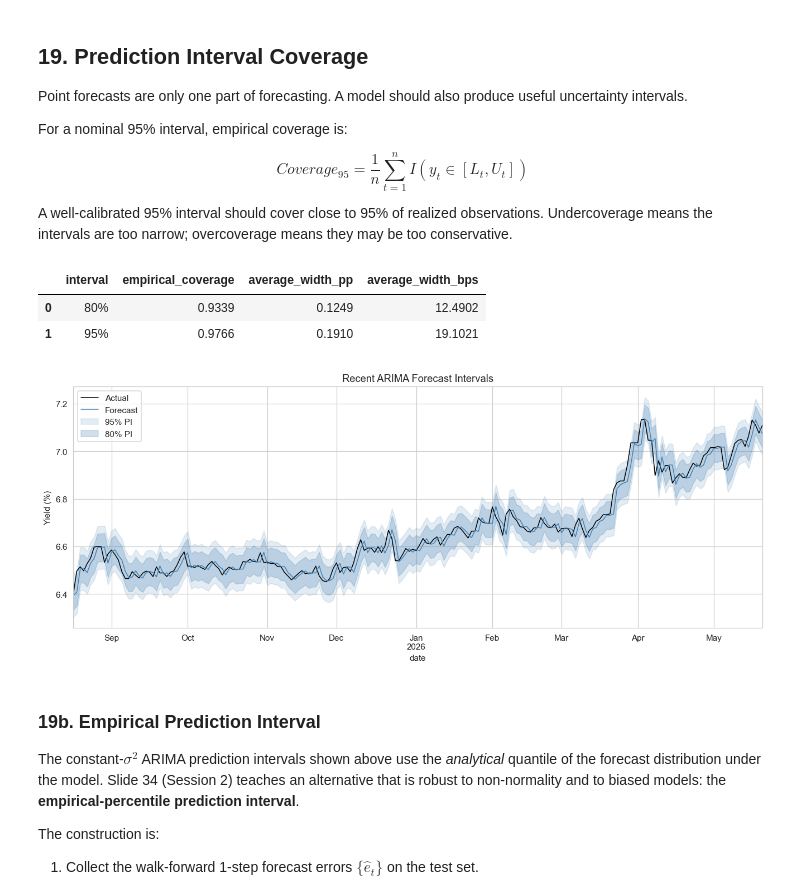
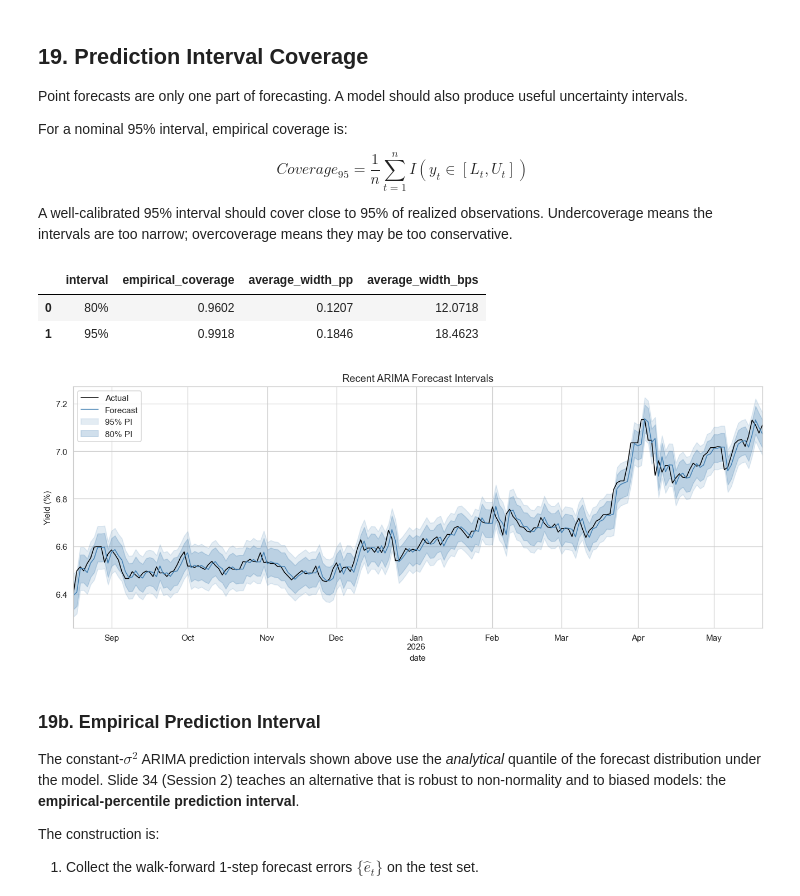
Before and after one commit to vybhav72954/india-gsec-yield, a Jupyter notebook: Univariate_India_10Y_Yield_v3.ipynb, the cells around one changed output. Saved outputs shown, nothing was run; the diff lists cells and outputs as text; code cells hidden in the pictures.

```diff
--- a/Univariate_India_10Y_Yield_v3.ipynb
+++ b/Univariate_India_10Y_Yield_v3.ipynb
@@ -3170,40 +3168,40 @@ def rolling_arima_forecast_intervals(series: pd.Series, n_train: int, order: tup
     return pd.DataFrame(rows).set_index('date')
 
 
-interval_results = rolling_arima_forecast_intervals(y['yield'], n_train, best_order, alpha_levels=(0.20, 0.05), refit_every=20)
+interval_results = rolling_arima_forecast_intervals(y['yield'], n_train_val, best_order, alpha_levels=(0.20, 0.05), refit_every=20)
 coverage_rows = []
 for level in [80, 95]:
     lower = interval_results[f'lower_{level}']
     upper = interval_results[f'upper_{level}']
     actual_int = interval_results['actual']
     coverage = ((actual_int >= lower) & (actual_int <= upper)).mean()
     avg_width = (upper - lower).mean()
     coverage_rows.append({
         'interval': f'{level}%',
         'empirical_coverage': coverage,
         'average_width_pp': avg_width,
         'average_width_bps': avg_width * 100,
     })
 
 interval_coverage = pd.DataFrame(coverage_rows)
 display(interval_coverage.round(4))
 
 fig, ax = plt.subplots(figsize=(12, 5))
 plot_slice = interval_results.tail(200)
 plot_slice['actual'].plot(ax=ax, color='black', lw=1, label='Actual')
 plot_slice['forecast'].plot(ax=ax, color='steelblue', lw=1, label='Forecast')
 ax.fill_between(plot_slice.index, plot_slice['lower_95'], plot_slice['upper_95'], color='steelblue', alpha=0.15, label='95% PI')
 ax.fill_between(plot_slice.index, plot_slice['lower_80'], plot_slice['upper_80'], color='steelblue', alpha=0.25, label='80% PI')
 ax.set_title('Recent ARIMA Forecast Intervals')
 ax.set_ylabel('Yield (%)')
 ax.legend()
 plt.tight_layout()
 plt.savefig(FIG_DIR / "arima_forecast_intervals.png", dpi=130, bbox_inches="tight")
 plt.show()
 # %% [output]
 |  | interval | empirical_coverage | average_width_pp | average_width_bps |
-| 0 | 80% | 0.9339 | 0.1249 | 12.4902 |
-| 1 | 95% | 0.9766 | 0.1910 | 19.1021 |
+| 0 | 80% | 0.9602 | 0.1207 | 12.0718 |
+| 1 | 95% | 0.9918 | 0.1846 | 18.4623 |
 [figure]
 # %% [markdown]
 ### 19b. Empirical Prediction Interval
```
Also changed, not shown: parts of 11 cells of this notebook, 7 other files.
